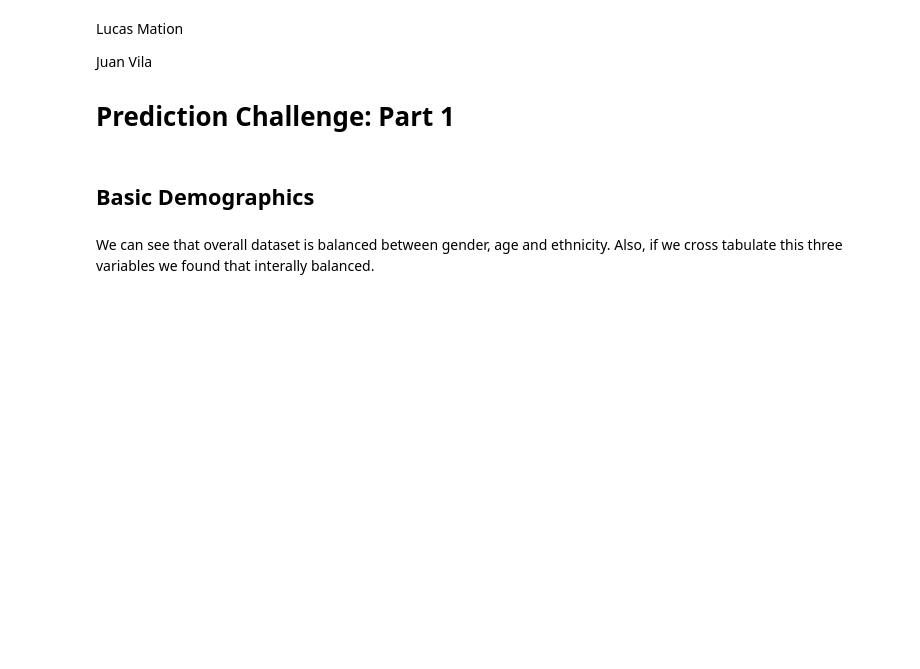
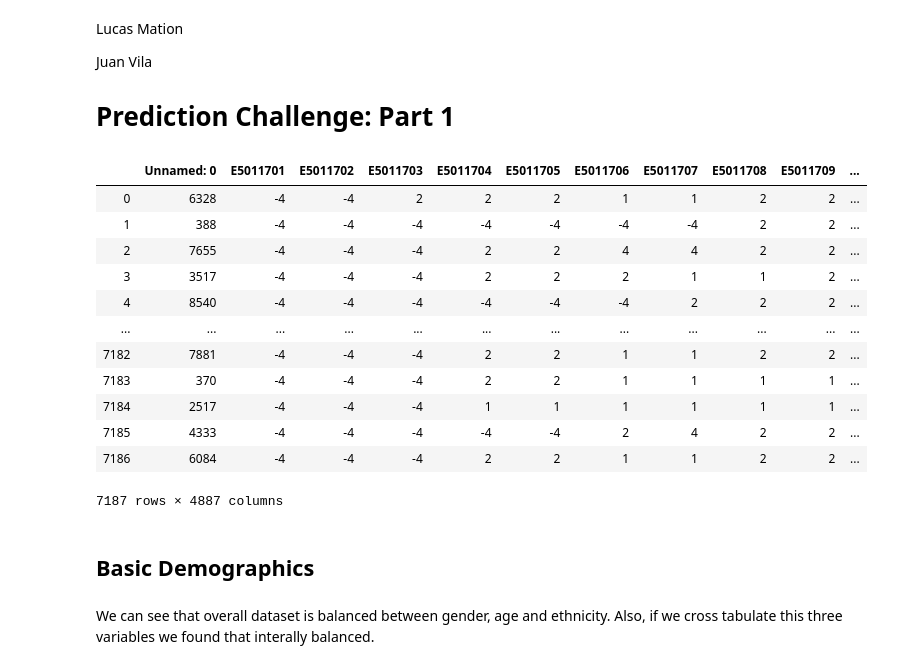
Before and after one commit to lucasmation/MLapp-yhat-challenge, a Jupyter notebook: Part1.ipynb, the cells around one changed output. Cells and saved outputs as stored; diff of their text form; code cells hidden in the pictures; blank space fills up the shorter version.

```diff
--- a/Part1.ipynb
+++ b/Part1.ipynb
@@ -12,6 +12,22 @@ import warnings
 warnings.filterwarnings('ignore')
 ### Load Data
 data  =  pd.read_csv('nlsy training set.csv')
+# %%
+data
+# %% [output]
+|  | Unnamed: 0 | E5011701 | E5011702 | E5011703 | E5011704 | E5011705 | E5011706 | E5011707 | E5011708 | E5011709 | ... |
+| 0 | 6328 | -4 | -4 | 2 | 2 | 2 | 1 | 1 | 2 | 2 | ... |
+| 1 | 388 | -4 | -4 | -4 | -4 | -4 | -4 | -4 | 2 | 2 | ... |
+| 2 | 7655 | -4 | -4 | -4 | 2 | 2 | 4 | 4 | 2 | 2 | ... |
+| 3 | 3517 | -4 | -4 | -4 | 2 | 2 | 2 | 1 | 1 | 2 | ... |
+| 4 | 8540 | -4 | -4 | -4 | -4 | -4 | -4 | 2 | 2 | 2 | ... |
+| ... | ... | ... | ... | ... | ... | ... | ... | ... | ... | ... | ... |
+| 7182 | 7881 | -4 | -4 | -4 | 2 | 2 | 1 | 1 | 2 | 2 | ... |
+| 7183 | 370 | -4 | -4 | -4 | 2 | 2 | 1 | 1 | 1 | 1 | ... |
+| 7184 | 2517 | -4 | -4 | -4 | 1 | 1 | 1 | 1 | 1 | 1 | ... |
+| 7185 | 4333 | -4 | -4 | -4 | -4 | -4 | 2 | 4 | 2 | 2 | ... |
+| 7186 | 6084 | -4 | -4 | -4 | 2 | 2 | 1 | 1 | 2 | 2 | ... |
+7187 rows × 4887 columns
 # %% [markdown]
 ## Basic Demographics
 # %% [markdown]
```
Also changed, not shown: parts of 11 cells of this notebook, 2 other files.
